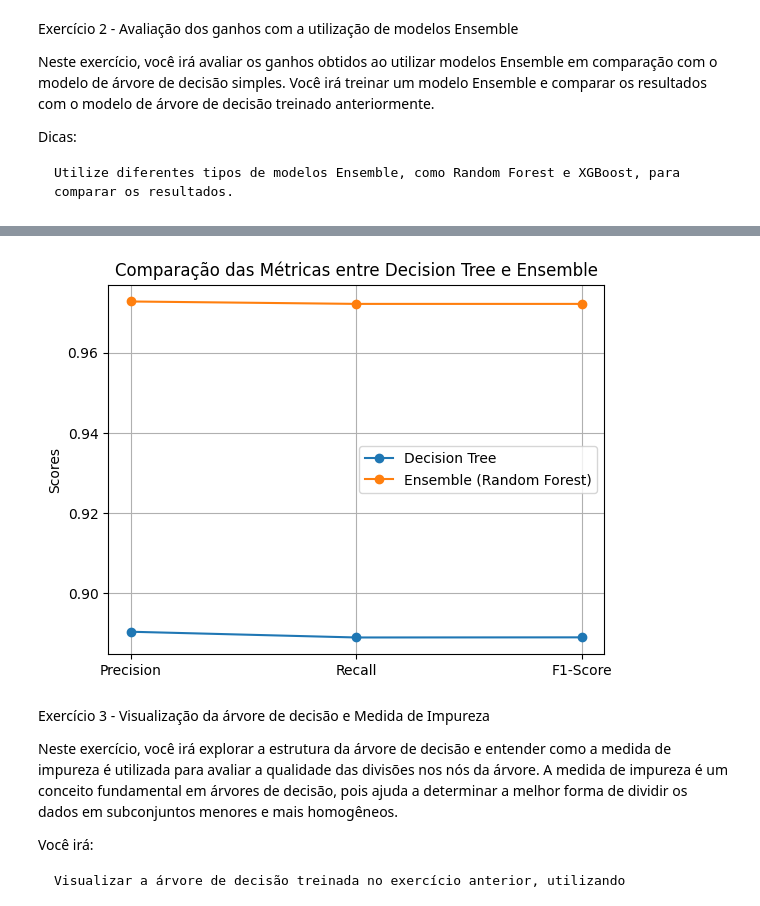
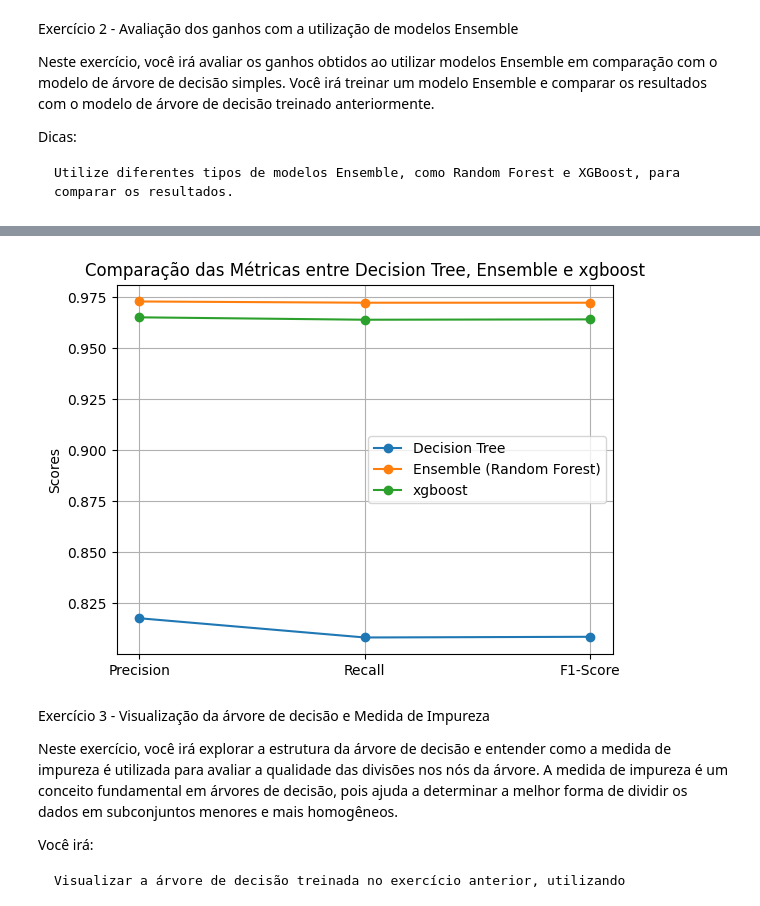
Before and after one commit to schinaid/mba-deeplearning-iad-006-2024-public, a Jupyter notebook: notebooks/começar_por_aqui.ipynb, the cells around one changed output, grey strips where cells are left out. Cells and saved outputs as stored; diff of their text form; code cells hidden in the pictures.

```diff
--- a/notebooks/começar_por_aqui.ipynb
+++ b/notebooks/começar_por_aqui.ipynb
@@ -280,7 +305,7 @@ def calcular_metricas(y_test, y_pred):
 
     return precision, recall, f1
 # %%
-def plotar_comparacao_metricas_linhas(labels, decision_tree_scores, ensemble_scores):
+def plotar_comparacao_metricas_linhas(labels, decision_tree_scores, ensemble_scores, xgboost_scores):
     """
     Descrição:
         Função para plotar a comparação das métricas entre o modelo de Árvore de Decisão e o modelo Ensemble usando um gráfico de linhas.
@@ -298,11 +323,12 @@ def plotar_comparacao_metricas_linhas(labels, decision_tree_scores, ensemble_sco
     # Criando o gráfico de linhas
     plt.plot(x, decision_tree_scores, marker='o', linestyle='-', label='Decision Tree')
     plt.plot(x, ensemble_scores, marker='o', linestyle='-', label='Ensemble (Random Forest)')
+    plt.plot(x, xgboost_scores, marker='o', linestyle='-', label='xgboost')
 
     # Adicionando detalhes ao gráfico
     plt.xticks(ticks=x, labels=labels)
     plt.ylabel('Scores')
-    plt.title('Comparação das Métricas entre Decision Tree e Ensemble')
+    plt.title('Comparação das Métricas entre Decision Tree, Ensemble e xgboost')
     plt.legend()
     plt.grid(True)
 
@@ -441,11 +488,13 @@ Precisão: 0.8888888888888888
 # %%
 #ainda no exercicio 1 configurei os parametros da arvore de decisão e mostrei a avaliação do desempenho do modelo
 # Configurando e treinando o modelo com parâmetros específicos
-modelo_DecisionTree, y_pred_DecisionTree = configurar_e_treinar_modelo_arvore_decisao(X_train_normalizado, X_test_normalizado, y_train, max_depth=10, min_samples_split=5, min_samples_leaf=2, max_features='sqrt')
-joblib.dump(modelo_DecisionTree, '../model/modelo_DecisionTree.pkl')
+modelo_DecisionTree, y_pred_DecisionTree = configurar_e_treinar_modelo_arvore_decisao(X_train_normalizado, X_test_normalizado, y_train, max_depth=100, min_samples_split=10, min_samples_leaf=2, max_features='sqrt')
+with open('../model/modelo_DecisionTree.pkl', 'wb') as f:
+    pickle.dump(modelo_DecisionTree, f)
 # Avaliando o desempenho do modelo
 print("Relatório de Classificação:")
 print(classification_report(y_test, y_pred_DecisionTree))
+print("Precisão:", modelo_DecisionTree.score(X_test_normalizado, y_test))
 # %% [output]
 Relatório de Classificação:
               precision    recall  f1-score   support
@@ -503,0 +555,8 @@ weighted avg       0.97      0.97      0.97       360
+# %%
+model_xgboost, y_pred_xgboost = train_xgboost(X_train_normalizado, y_train, X_test_normalizado, y_test, max_depth=10, n_estimators=100, learning_rate=0.1, random_state=42)
+with open('../model/model_xgboost.pkl', 'wb') as f:
+    pickle.dump(model_xgboost, f)
+# Avaliando o desempenho do modelo
+print("Relatório de Classificação:")
+print(classification_report(y_test, y_pred_xgboost))
+print("Precisão:", model_xgboost.score(X_test_normalizado, y_test))
@@ -507,17 +586,21 @@ precision_dt, recall_dt, f1_dt = calcular_metricas(y_test, y_pred_DecisionTree)
 
 # Calcular as métricas para o modelo Ensemble
 precision_rf, recall_rf, f1_rf = calcular_metricas(y_test, y_pred_ensemble)
+
+# Calcular as métricas para o modelo xboost
+precision_rb, recall_rb, f1_rb = calcular_metricas(y_test, y_pred_xgboost)
 # %%
 # Preparar os dados para o gráfico
 # Preparar os dados para o gráfico
 labels = ['Precision', 'Recall', 'F1-Score']
 decision_tree_scores = [precision_dt, recall_dt, f1_dt]
 ensemble_scores = [precision_rf, recall_rf, f1_rf]
+xgboost_scores = [precision_rb, recall_rb, f1_rb]
 
 # Plotar o gráfico
-plotar_comparacao_metricas_linhas(labels, decision_tree_scores, ensemble_scores)
+plotar_comparacao_metricas_linhas(labels, decision_tree_scores, ensemble_scores, xgboost_scores)
 # %% [output]
-[figure, old version]
+[figure, new version]
 # %% [markdown]
 Exercício 3 - Visualização da árvore de decisão e Medida de Impureza
 
```
Also changed, not shown: parts of 14 cells of this notebook, 7 other files.
